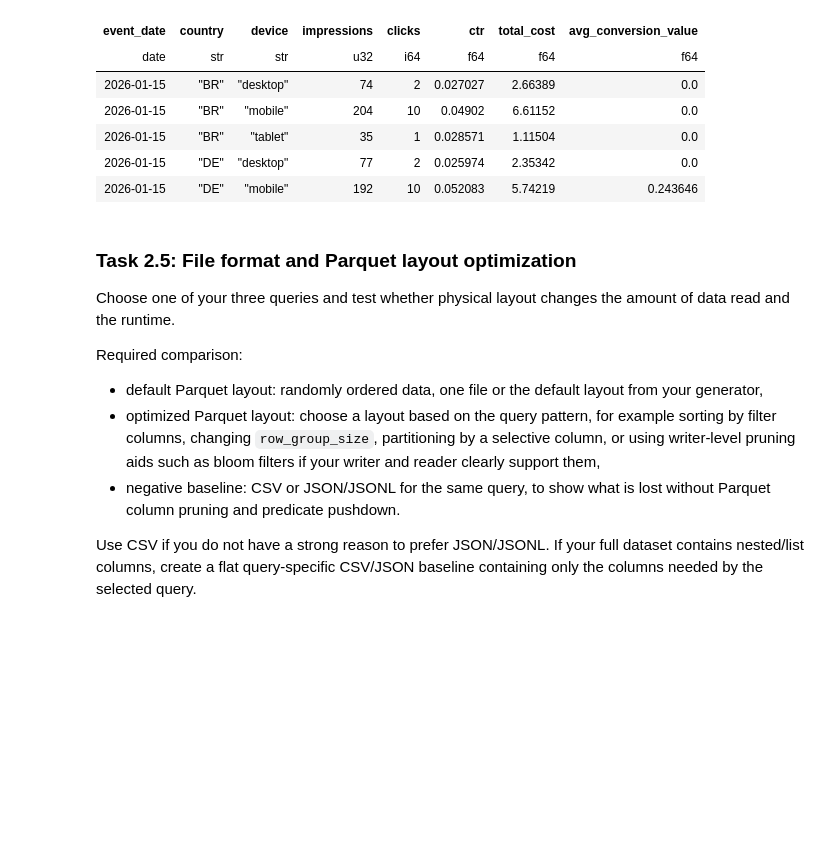
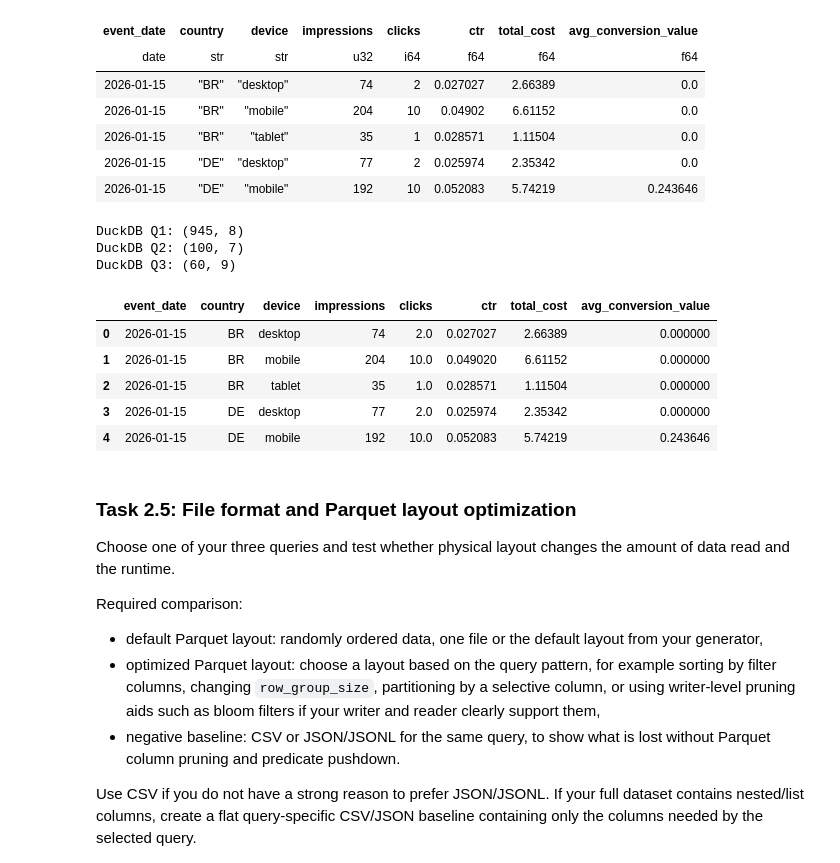
Before and after one commit to kusmierzrafal/tbd-workshop-1, a Jupyter notebook: notebooks/tbd_phase_2_26L.ipynb, the cells around one changed output. Cells and saved outputs as stored; diff of their text form; code cells hidden in the pictures; blank space fills up the shorter version.

Commit message:
feat: duck queries

```diff
--- a/notebooks/tbd_phase_2_26L.ipynb
+++ b/notebooks/tbd_phase_2_26L.ipynb
@@ -1385,3 +1442,24 @@ shape: (5, 8)
+# %%
+# Quick DuckDB smoke test
+duckdb_q1_preview = q1_duckdb()
+duckdb_q2_preview = q2_duckdb()
+duckdb_q3_preview = q3_duckdb()
+
+print("DuckDB Q1:", duckdb_q1_preview.shape)
+print("DuckDB Q2:", duckdb_q2_preview.shape)
+print("DuckDB Q3:", duckdb_q3_preview.shape)
+
+duckdb_q1_preview.head()
+# %% [output]
+DuckDB Q1: (945, 8)
+DuckDB Q2: (100, 7)
+DuckDB Q3: (60, 9)
+|  | event_date | country | device | impressions | clicks | ctr | total_cost | avg_conversion_value |
+| 0 | 2026-01-15 | BR | desktop | 74 | 2.0 | 0.027027 | 2.66389 | 0.000000 |
+| 1 | 2026-01-15 | BR | mobile | 204 | 10.0 | 0.049020 | 6.61152 | 0.000000 |
+| 2 | 2026-01-15 | BR | tablet | 35 | 1.0 | 0.028571 | 1.11504 | 0.000000 |
+| 3 | 2026-01-15 | DE | desktop | 77 | 2.0 | 0.025974 | 2.35342 | 0.000000 |
+| 4 | 2026-01-15 | DE | mobile | 192 | 10.0 | 0.052083 | 5.74219 | 0.243646 |
 # %%
 # TODO: PySpark local implementations of your three queries.
 # %% [markdown]
```
Also changed, not shown: parts of 2 cells of this notebook.
